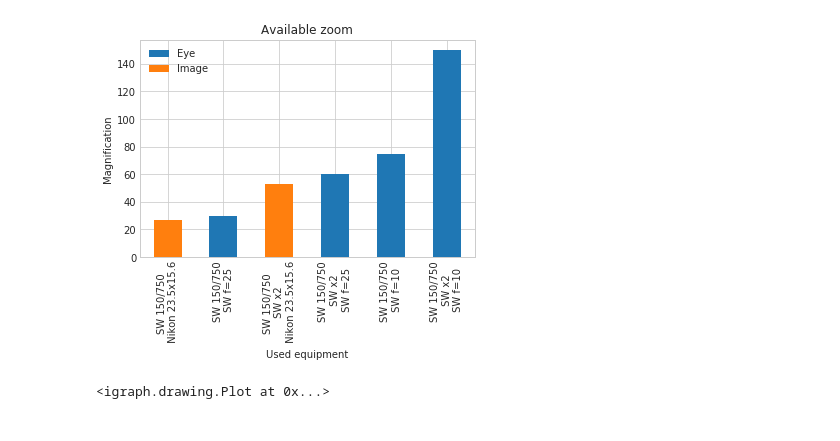
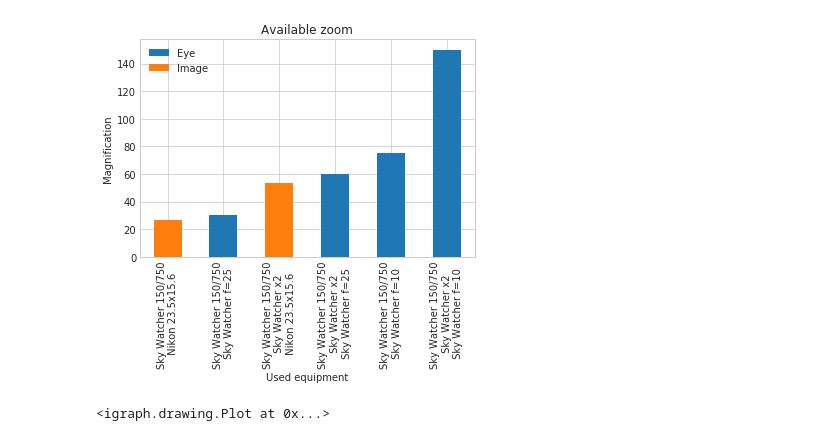
Before and after one commit to pozar87/apts, a Jupyter notebook: Test.ipynb, the cells around one changed output. Cells and saved outputs as stored; diff of their text form; code cells hidden in the pictures.

```diff
--- a/Test.ipynb
+++ b/Test.ipynb
@@ -10,19 +5,19 @@ matplotlib.matplotlib_fname()
 # %%
 e = Equipment()
 
-sky_watcher = "SW"
+sky_watcher = "Sky Watcher"
 
 e.register(equipment.Camera(23.5, 15.6, 6000, 4000, "Nikon"))
 e.register(equipment.Telescope(150, 750, sky_watcher, t2_output = True))
 e.register(equipment.Barlow(2, sky_watcher, t2_output = True))
 #e.register(equipment.Barlow(3, sky_watcher, t2_output = True))
 e.register(equipment.Eyepiece(25, sky_watcher))
 e.register(equipment.Eyepiece(10, sky_watcher))
 #e.register(equipment.Eyepiece(6, sky_watcher))
 
 e.plot_zoom()
 # %% [output]
-[figure, old version]
+[figure, new version]
 # %%
 e.plot_connection_graph()
 # %% [output]
```
Also changed, not shown: parts of 11 cells of this notebook, 4 other files.
